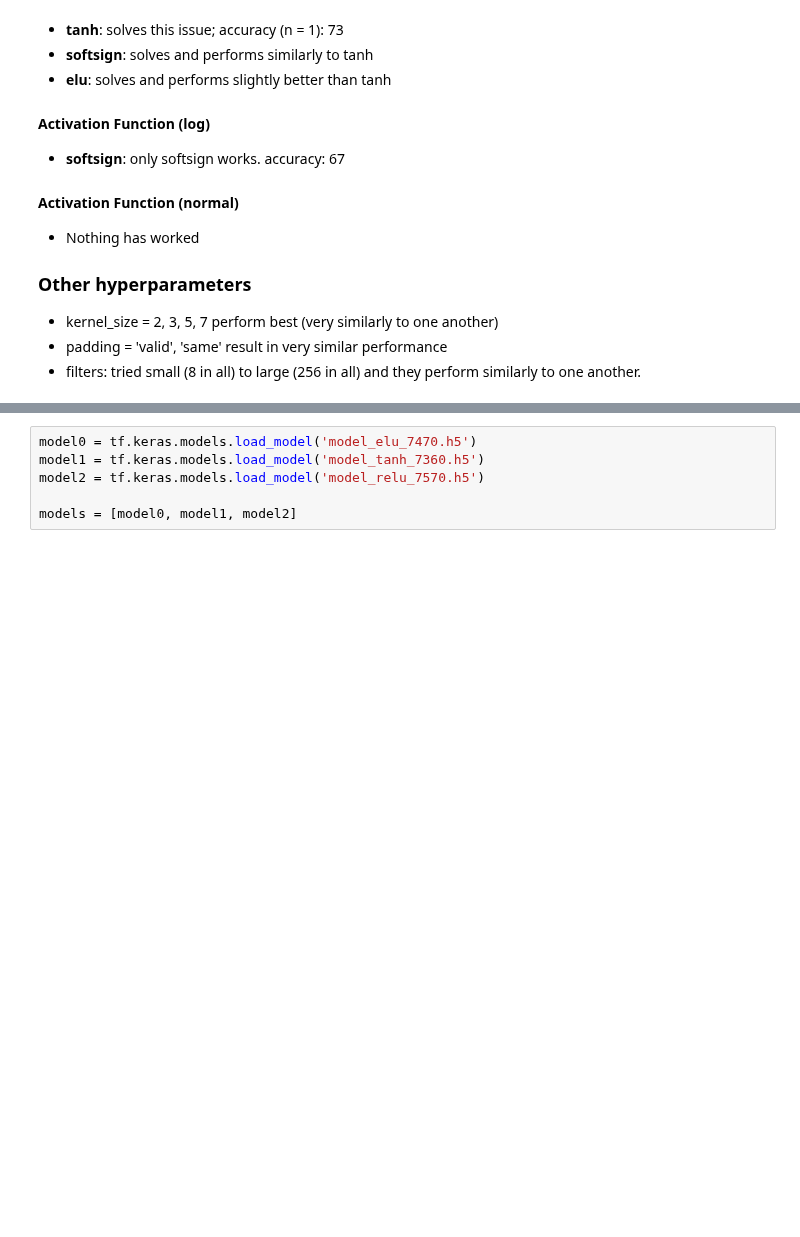
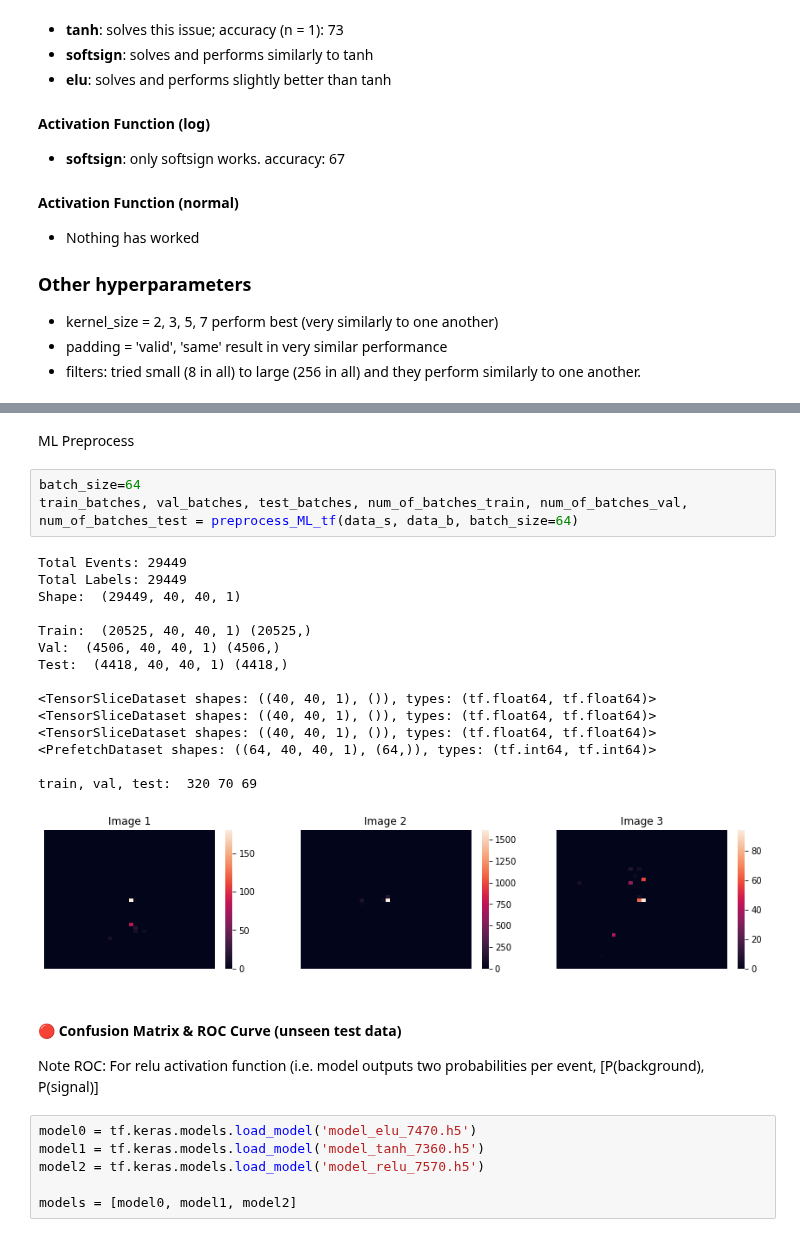
Before and after one commit to johngeorgousis/jet-classifier, a Jupyter notebook: 2TENSORFLOW.ipynb, the cells around one changed output, grey strips where cells are left out. Drawn from its saved outputs; the diff is of its cells as text; blank space fills up the shorter version.

```diff
--- a/2TENSORFLOW.ipynb
+++ b/2TENSORFLOW.ipynb
@@ -389,3 +88,28 @@ https://kapernikov.com/tutorial-image-classification-with-scikit-learn/
+# %% [markdown]
+ML Preprocess
+# %%
+batch_size=64
+train_batches, val_batches, test_batches, num_of_batches_train, num_of_batches_val, num_of_batches_test = preprocess_ML_tf(data_s, data_b, batch_size=64)
+# %% [output]
+Total Events: 29449
+Total Labels: 29449
+Shape:  (29449, 40, 40, 1)
+
+Train:  (20525, 40, 40, 1) (20525,)
+Val:  (4506, 40, 40, 1) (4506,)
+Test:  (4418, 40, 40, 1) (4418,)
+
+<TensorSliceDataset shapes: ((40, 40, 1), ()), types: (tf.float64, tf.float64)>
+<TensorSliceDataset shapes: ((40, 40, 1), ()), types: (tf.float64, tf.float64)>
+<TensorSliceDataset shapes: ((40, 40, 1), ()), types: (tf.float64, tf.float64)>
+<PrefetchDataset shapes: ((64, 40, 40, 1), (64,)), types: (tf.int64, tf.int64)>
+
+train, val, test:  320 70 69
+[figure, added]
+# %% [markdown]
+#### 🔴 Confusion Matrix & ROC Curve (unseen test data)
+
+Note ROC: For relu activation function (i.e. model outputs two probabilities per event, [P(background), P(signal)]
 # %%
 model0 = tf.keras.models.load_model('model_elu_7470.h5')
 model1 = tf.keras.models.load_model('model_tanh_7360.h5')
```
Also changed, not shown: parts of 44 cells of this notebook, 3 other files.
